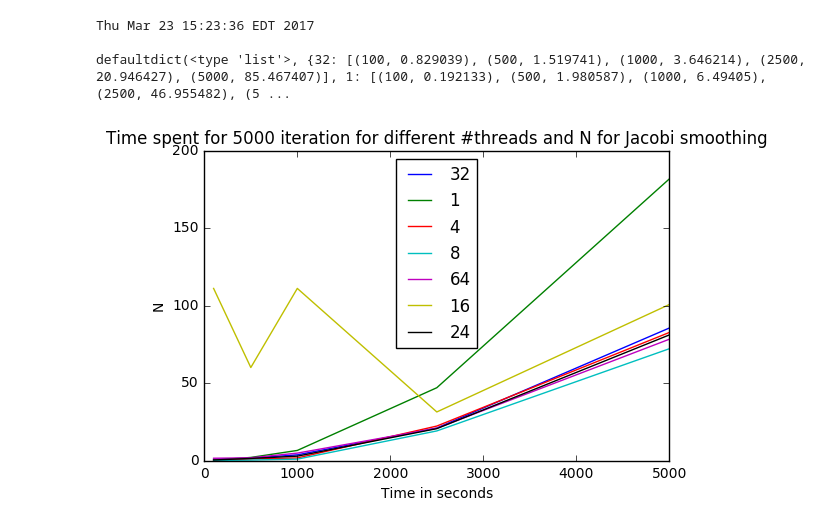
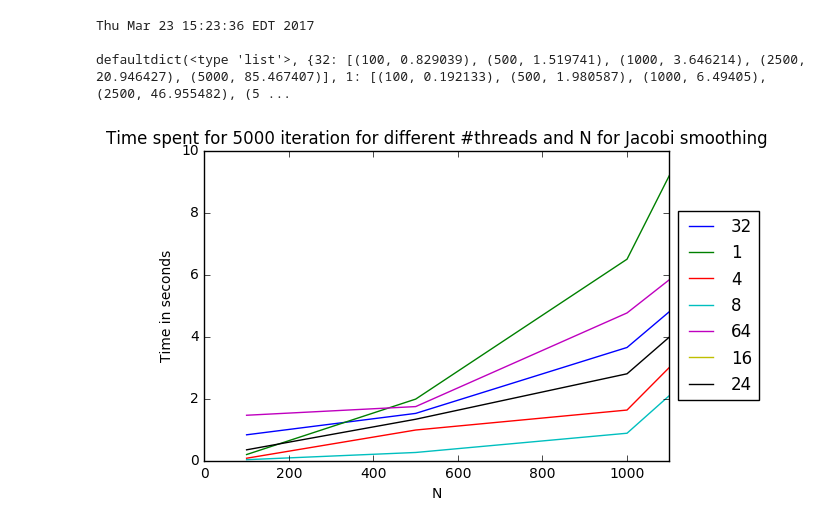
Before and after one commit to evcu/hpc2017, a Jupyter notebook: homework2/report/Report Plots.ipynb, the cells around one changed output. Cells and saved outputs as stored; diff of their text form; code cells hidden in the pictures.

```diff
--- a/homework2/report/Report Plots.ipynb
+++ b/homework2/report/Report Plots.ipynb
@@ -3,7 +3,7 @@
 # %%
 from collections import defaultdict
 d=defaultdict(list)
-with open('results.out','rb') as f:
+with open('results.out2','rb') as f:
     print f.next()
     for l in f:
         nthread,N = map(int,l.split())
@@ -17,14 +17,17 @@ defaultdict(<type 'list'>, {32: [(100, 0.829039), (500, 1.519741), (1000, 3.6462
 # %%
 import matplotlib.pyplot as plt
 
 for k,v in d.items():
     x = [vv[0] for vv in v]
     y = [vv[1] for vv in v]
     plt.plot(x, y,label=k)
-plt.legend(loc=0)
-plt.xlabel("Time in seconds")
-plt.ylabel("N")
+plt.legend(loc='center left', bbox_to_anchor=(1, 0.5))
+plt.ylabel("Time in seconds")
+plt.xlim([0,1100])
+plt.ylim([0,10])
+plt.xlabel("N")
 plt.title("Time spent for 5000 iteration for different #threads and N for Jacobi smoothing")
+plt.savefig("JacobiSmall.jpg")
 plt.show()
 # %% [output]
-[figure, old version]
+[figure, new version]
```
Also changed, not shown: 4 other files.
